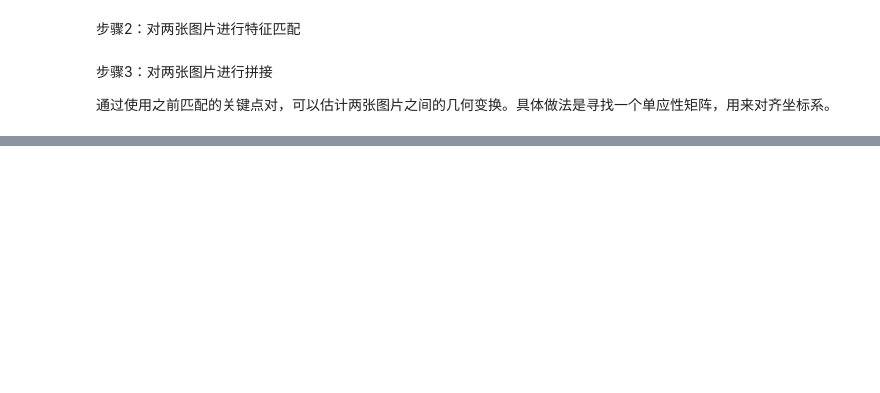
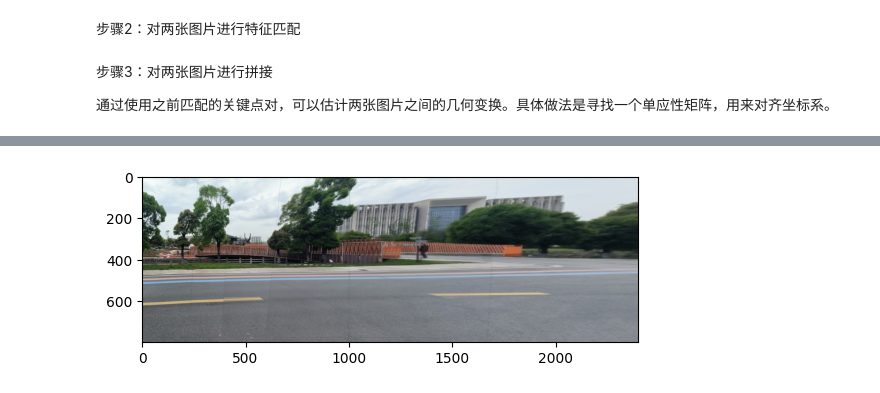
Before and after one commit to lengfeng-bot/vision_class, a Jupyter notebook: 计算机视觉实践-练习1/作业1.ipynb, the cells around one changed output, grey strips where cells are left out. Drawn from its saved outputs; the diff is of its cells as text; code cells hidden in the pictures; blank space fills up the shorter version.

```diff
--- a/计算机视觉实践-练习1/作业1.ipynb
+++ b/计算机视觉实践-练习1/作业1.ipynb
@@ -138,0 +140,84 @@ error: OpenCV(4.9.0) :-1: error: (-5:Bad argument) in function 'detectAndCompute
+# %%
+import cv2
+import numpy as np
+
+
+def stitch_images_plus(img1, img2):
+
+    # 提取特征点和计算描述符
+    sift = cv2.SIFT_create(contrastThreshold=0.04)
+
+    # 检测关键点和计算描述符
+    keypoints1, descriptors1 = sift.detectAndCompute(img1, None)
+    keypoints2, descriptors2 = sift.detectAndCompute(img2, None)
+
+    # 匹配特征点
+    matches_all = []
+    good_matches = match_images(img1, img2)
+    matches_all.append(good_matches)
+
+    # 使用单应性矩阵拼接图片
+    src_pts = np.float32([keypoints1[m.queryIdx].pt for m in good_matches]).reshape(
+        -1, 1, 2
+    )
+    dst_pts = np.float32([keypoints2[m.trainIdx].pt for m in good_matches]).reshape(
+        -1, 1, 2
+    )
+
+    # 计算单应性矩阵
+    M, mask = cv2.findHomography(src_pts, dst_pts, cv2.RANSAC, 5.0)
+
+    # 对img1应用单应性变换
+    warpimg = cv2.warpPerspective(
+        img2, np.linalg.inv(M), (img1.shape[1] + img2.shape[1], img2.shape[0])
+    )
+    cv2.imwrite("warpimg.jpg", warpimg)
+
+    # 将img1和变换后的img2拼接
+    rows, cols = img1.shape[:2]
+    left = 0
+    right = cols
+    # 找到img1和warpimg重叠的最左边界
+    for col in range(0, cols):
+        if img1[:, col].any() and warpimg[:, col].any():
+            left = col
+        break
+    # 找到img1和warpimg重叠的最右边界
+    for col in range(cols - 1, 0, -1):
+        if img1[:, col].any() and warpimg[:, col].any():
+            right = col
+        break
+    # 图像融合
+    res = np.zeros([rows, cols, 3], np.uint8)
+
+    for row in range(0, rows):
+        for col in range(0, cols):
+            if not img1[row, col].any():
+                res[row, col] = warpimg[row, col]
+            elif not warpimg[row, col].any():
+                res[row, col] = img1[row, col]
+            else:
+                # 重叠部分加权平均
+                srcimgLen = float(abs(col - left))
+                testimgLen = float(abs(col - right))
+                alpha = srcimgLen / (srcimgLen + testimgLen)
+                res[row, col] = np.clip(
+                    img1[row, col] * (1 - alpha) + warpimg[row, col] * alpha, 0, 255
+                )
+
+    warpimg[0 : img1.shape[0], 0 : img1.shape[1]] = res
+
+    img4 = cv2.cvtColor(warpimg, cv2.COLOR_BGR2RGB)
+    plt.imshow(img4), plt.show()
+    return warpimg
+
+
+# 示例用法：
+
+img1 = cv2.imread("stitched_image.jpg")
+img2 = cv2.imread("jpgs/4.jpg")
+
+stitched_image = stitch_images_plus(img1, img2)
+cv2.imwrite("stitched_image.jpg", stitched_image)
+# %% [output]
+[figure, added]
```
Also changed, not shown: parts of 4 cells of this notebook.
